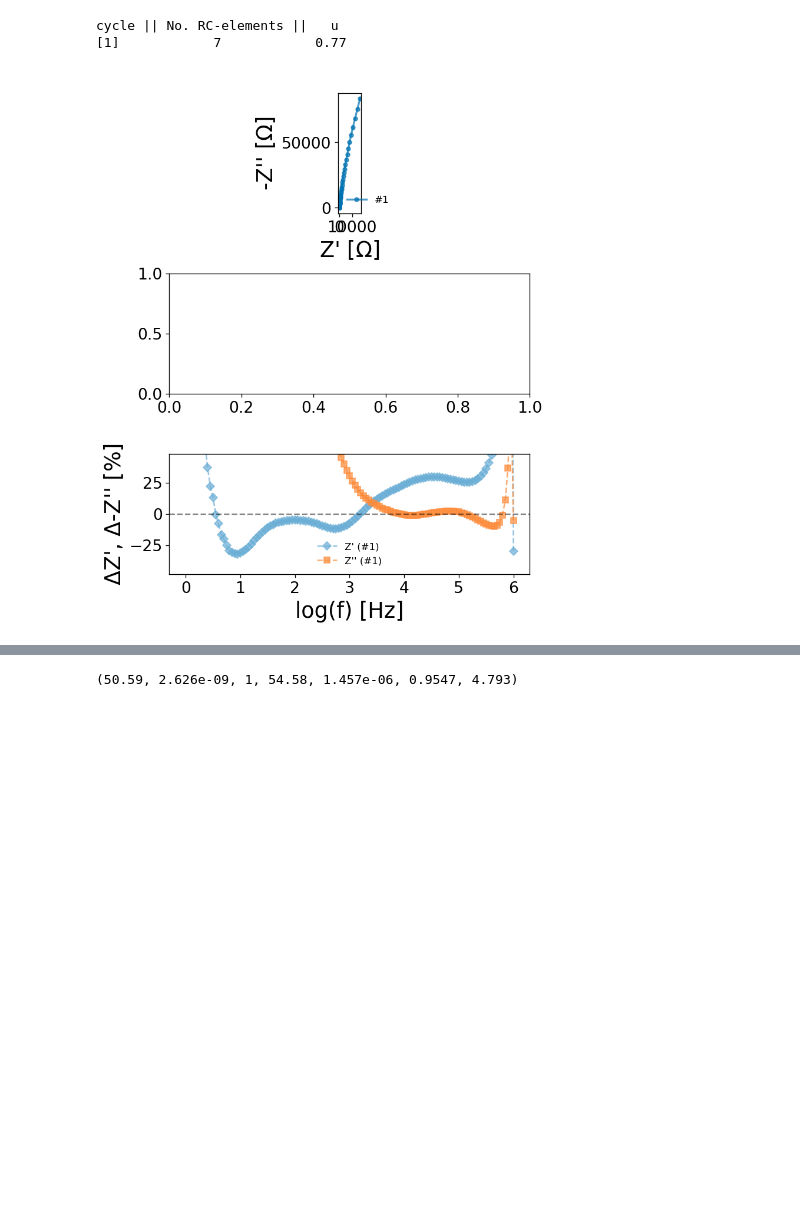
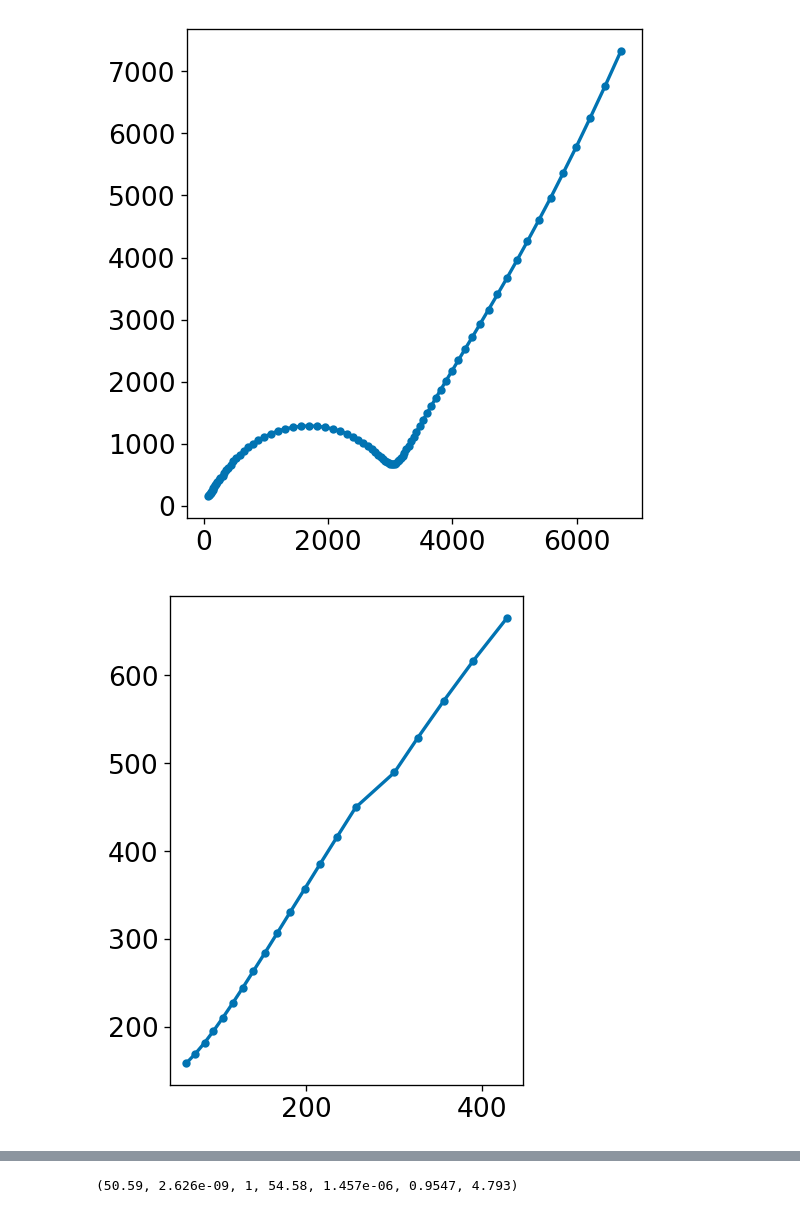
Before and after one commit to WildcatDiscovery/Kyler_Speed_Circuit, a Jupyter notebook: python_notebooks/linear_kk.ipynb, the cells around one changed output, grey strips where cells are left out. Drawn from its saved outputs; the diff is of its cells as text; code cells hidden in the pictures; blank space fills up the shorter version.

```diff
--- a/python_notebooks/linear_kk.ipynb
+++ b/python_notebooks/linear_kk.ipynb
@@ -23,6 +6,0 @@ re.df_raw
-# %%
-(re.Lin_KK(plot = 'w_data'))
-# %% [output]
-cycle || No. RC-elements ||   u
-[1]            7            0.77
-[figure, removed]
@@ -31 +16,8 @@ adj_re = EIS_exp(path,data,mask = [10**5.5, 10**3.5])
+# %%
+adj_re = importer(path, data, 10**6, 10**1.5)[0]
+
+exam = importer(path2, data, 10**6, 10**1.5)[1]
+# %% [output]
+[figure, added]
+[figure, added]
 # %%
```
Also changed, not shown: parts of 17 cells of this notebook, 5 other files.
